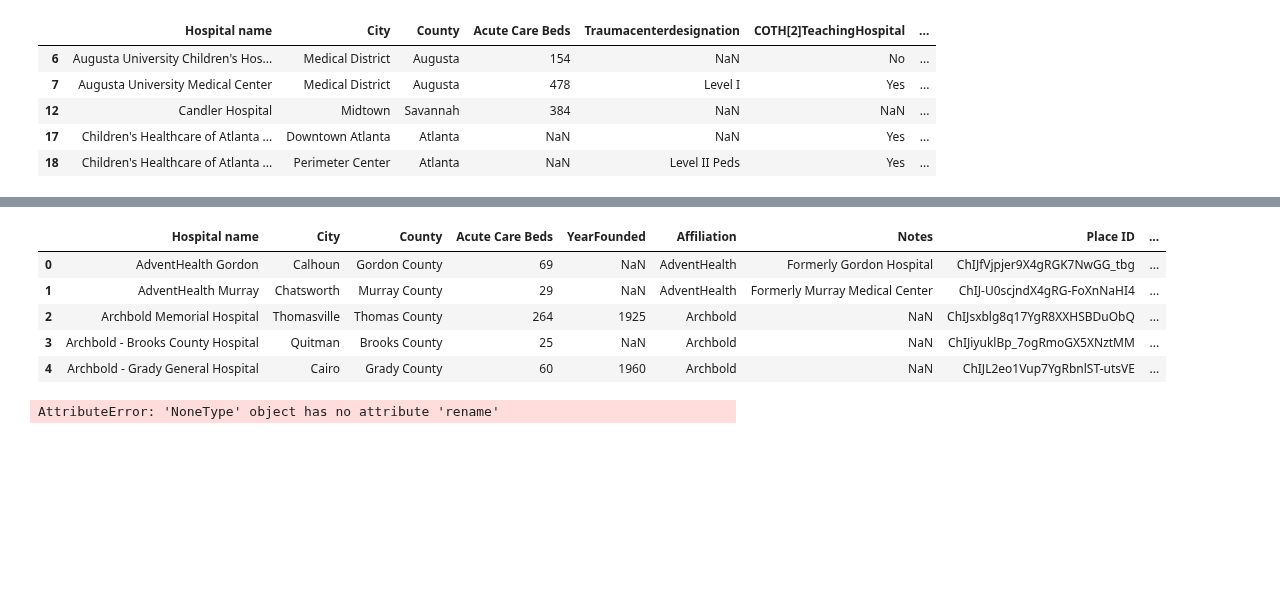
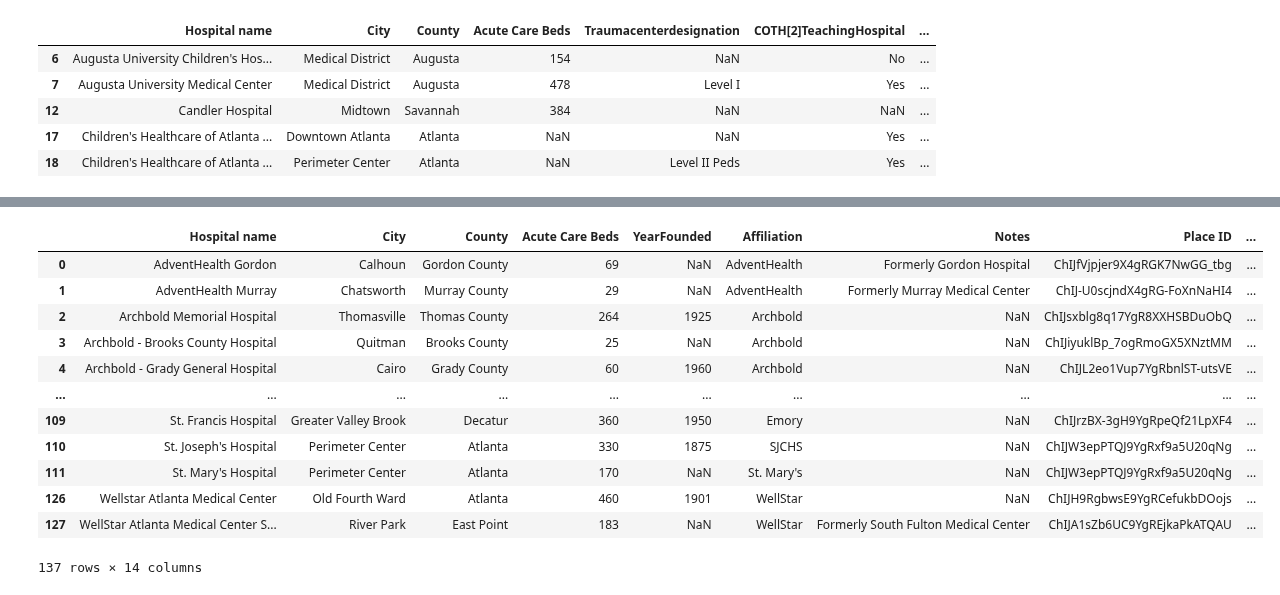
Before and after one commit to jtilenis/Data_Scavengers, a Jupyter notebook: hospital_api.ipynb, the cells around one changed output, grey strips where cells are left out. Drawn from its saved outputs; the diff is of its cells as text; code cells hidden in the pictures; blank space fills up the shorter version.

Commit message:
updates to hospital data

```diff
--- a/hospital_api.ipynb
+++ b/hospital_api.ipynb
@@ -5,7 +17,9 @@ import requests
 import wikipedia as wp
 from pprint import pprint
 import pandas as pd
-g_key = ''
+import gmaps
+import matplotlib.pyplot as plt
+g_key = 'AIzaSyA4lTqW5ZvxKAONlqByOBInRSQ2wBdXVF0'
 # %%
 #https://en.wikipedia.org/wiki/List_of_hospitals_in_Georgia_(U.S._state)
 
@@ -258,28 +288,18 @@ AttributeError: 'DataFrame' object has no attribute 'header'
 del cleaned_hospitals['Traumacenterdesignation']
 del cleaned_hospitals['COTH[2]TeachingHospital']
 # %%
-cleaned_hospitals.head()
+cleaned_hospitals
 # %% [output]
 |  | Hospital name | City | County | Acute Care Beds | YearFounded | Affiliation | Notes | Place ID | ... |
 | 0 | AdventHealth Gordon | Calhoun | Gordon County | 69 | NaN | AdventHealth | Formerly Gordon Hospital | ChIJfVjpjer9X4gRGK7NwGG_tbg | ... |
 | 1 | AdventHealth Murray | Chatsworth | Murray County | 29 | NaN | AdventHealth | Formerly Murray Medical Center | ChIJ-U0scjndX4gRG-FoXnNaHI4 | ... |
 | 2 | Archbold Memorial Hospital | Thomasville | Thomas County | 264 | 1925 | Archbold | NaN | ChIJsxblg8q17YgR8XXHSBDuObQ | ... |
 | 3 | Archbold - Brooks County Hospital | Quitman | Brooks County | 25 | NaN | Archbold | NaN | ChIJiyuklBp_7ogRmoGX5XNztMM | ... |
 | 4 | Archbold - Grady General Hospital | Cairo | Grady County | 60 | 1960 | Archbold | NaN | ChIJL2eo1Vup7YgRbnlST-utsVE | ... |
+| ... | ... | ... | ... | ... | ... | ... | ... | ... | ... |
+| 109 | St. Francis Hospital | Greater Valley Brook | Decatur | 360 | 1950 | Emory | NaN | ChIJrzBX-3gH9YgRpeQf21LpXF4 | ... |
+| 110 | St. Joseph's Hospital | Perimeter Center | Atlanta | 330 | 1875 | SJCHS | NaN | ChIJW3epPTQJ9YgRxf9a5U20qNg | ... |
+| 111 | St. Mary's Hospital | Perimeter Center | Atlanta | 170 | NaN | St. Mary's | NaN | ChIJW3epPTQJ9YgRxf9a5U20qNg | ... |
+| 126 | Wellstar Atlanta Medical Center | Old Fourth Ward | Atlanta | 460 | 1901 | WellStar | NaN | ChIJH9RgbwsE9YgRCefukbDOojs | ... |
+| 127 | WellStar Atlanta Medical Center S... | River Park | East Point | 183 | NaN | WellStar | Formerly South Fulton Medical Center | ChIJA1sZb6UC9YgREjkaPkATQAU | ... |
+137 rows × 14 columns
-# %%
-gmaps.configure(api_key=g_key)
-
-locations = cleaned_hospitals[['Latitude', 'Longtitude']]
-
-
-#Creating heat layer
-fig = gmaps.figure()
-heat_layer = gmaps.heatmap_layer(locations, weights=humidity,
-                                 dissipating=False, max_intensity = 200,
-                                 point_radius = 5)
-
-fig.add_layer(heat_layer)
-
-fig
-# %% [output]
-AttributeError: 'NoneType' object has no attribute 'rename'
```
Also changed, not shown: parts of 15 cells of this notebook, 1 other file.
